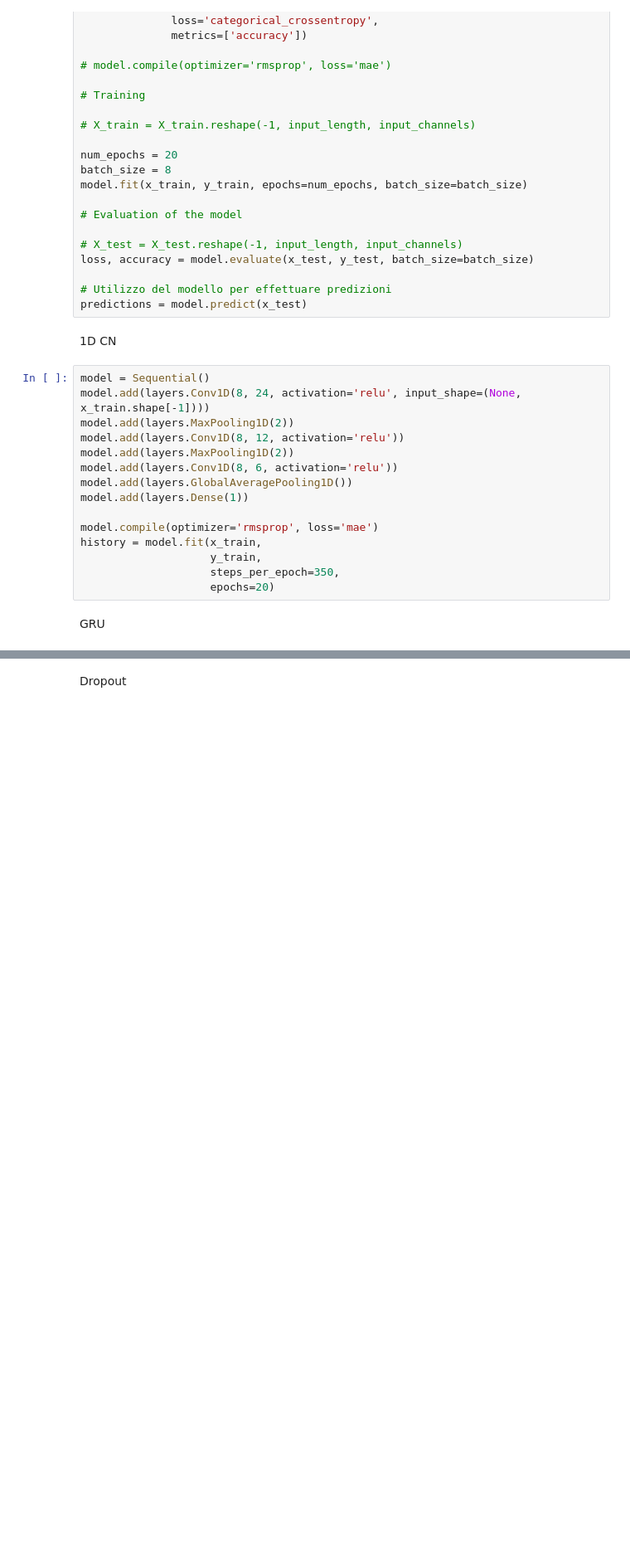
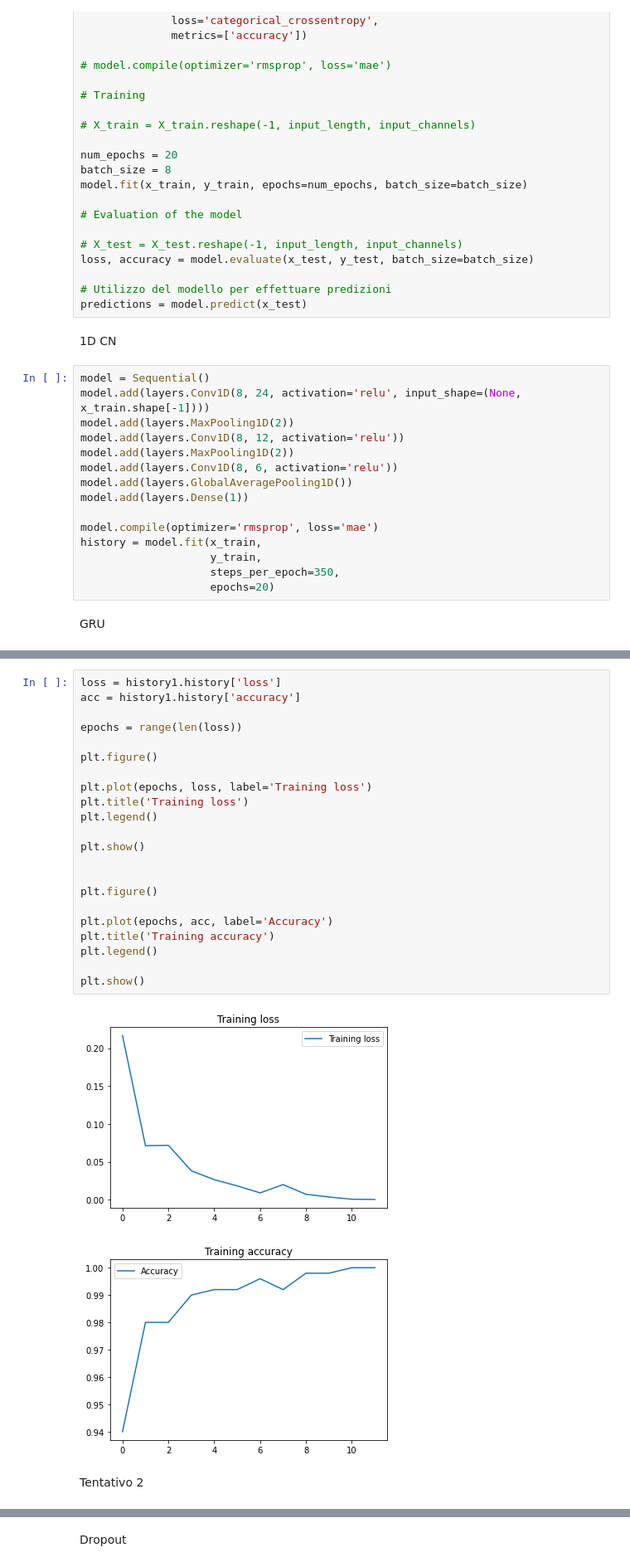
Before and after one commit to ChiaraAnsaldo/Neural-network-for-eeg-signal-analysis-for-epileptic-seizure-detection, a Jupyter notebook: Main-Ire.ipynb, the cells around one changed output, grey strips where cells are left out. Shown: that part at 83% size. Saved outputs shown, nothing was run; the diff lists cells and outputs as text; blank space fills up the shorter version.

```diff
--- a/Main-Ire.ipynb
+++ b/Main-Ire.ipynb
@@ -207,0 +243,27 @@ plt.show()
+# %%
+loss = history1.history['loss']
+acc = history1.history['accuracy']
+
+epochs = range(len(loss))
+
+plt.figure()
+
+plt.plot(epochs, loss, label='Training loss')
+plt.title('Training loss')
+plt.legend()
+
+plt.show()
+
+
+plt.figure()
+
+plt.plot(epochs, acc, label='Accuracy')
+plt.title('Training accuracy')
+plt.legend()
+
+plt.show()
+# %% [output]
+[figure, added]
+[figure, added]
+# %% [markdown]
+Tentativo 2
```
Also changed, not shown: parts of 17 cells of this notebook.
